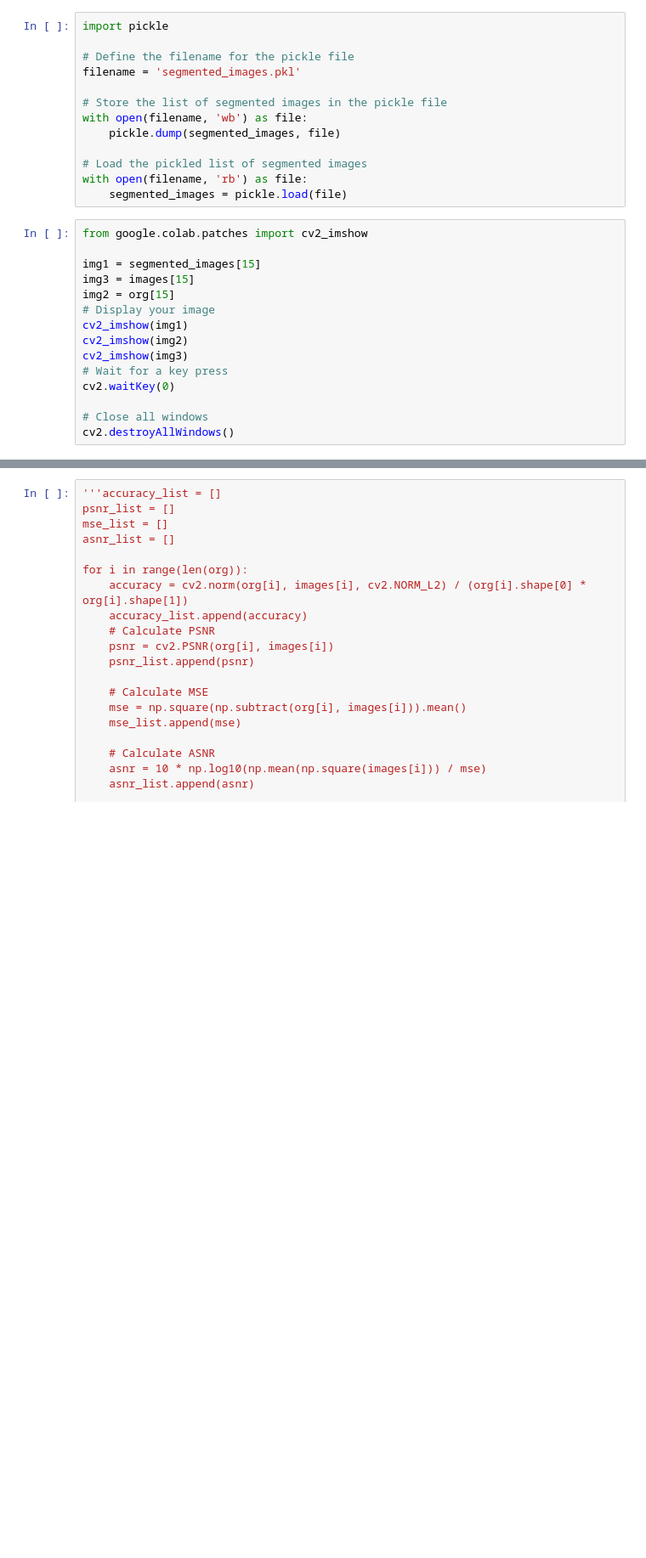
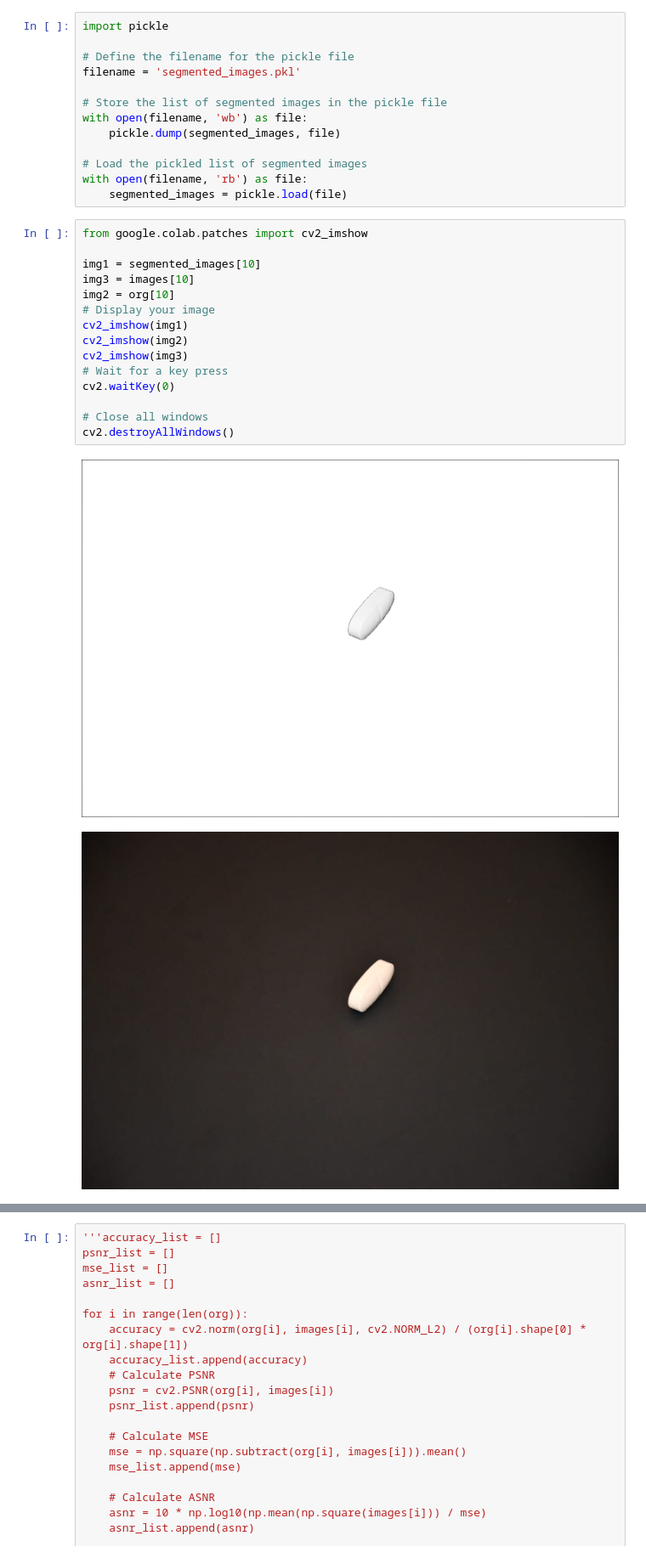
Before and after one commit to Ninaad1007/Weight-Detection-using-Pills-Images, a Jupyter notebook: PillWeight_ai.ipynb, the cells around one changed output, grey strips where cells are left out. Shown: that part at 85% size. Saved outputs shown, nothing was run; the diff lists cells and outputs as text; blank space fills up the shorter version.

```diff
--- a/PillWeight_ai.ipynb
+++ b/PillWeight_ai.ipynb
@@ -119,15 +119,18 @@ with open(filename, 'rb') as file:
 # %%
 from google.colab.patches import cv2_imshow
 
-img1 = segmented_images[15]
-img3 = images[15]
-img2 = org[15]
+img1 = segmented_images[10]
+img3 = images[10]
+img2 = org[10]
 # Display your image
 cv2_imshow(img1)
 cv2_imshow(img2)
 cv2_imshow(img3)
 # Wait for a key press
 cv2.waitKey(0)
 
 # Close all windows
 cv2.destroyAllWindows()
+# %% [output]
+[figure, added]
+[figure, added]
```
Also changed, not shown: parts of 2 cells of this notebook.
